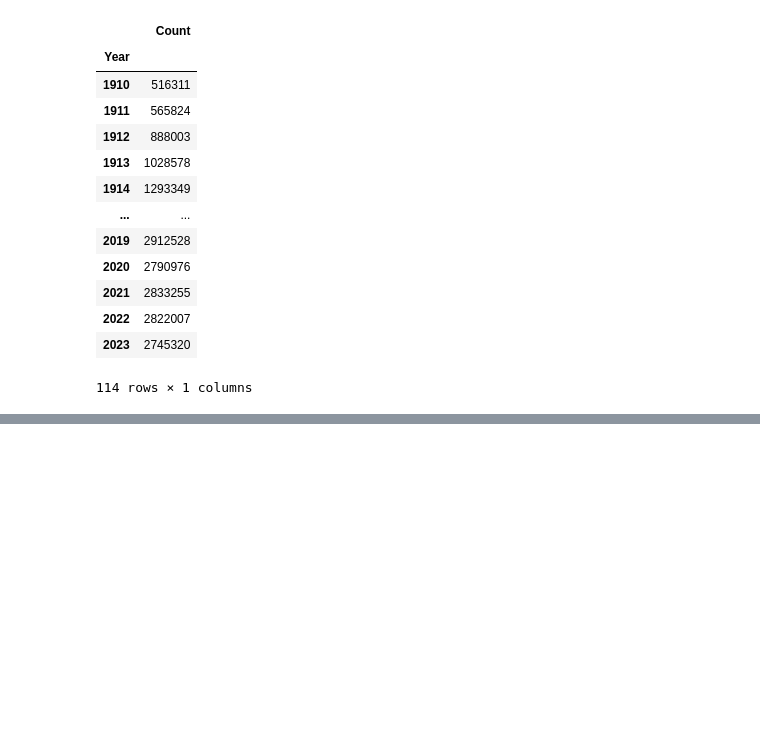
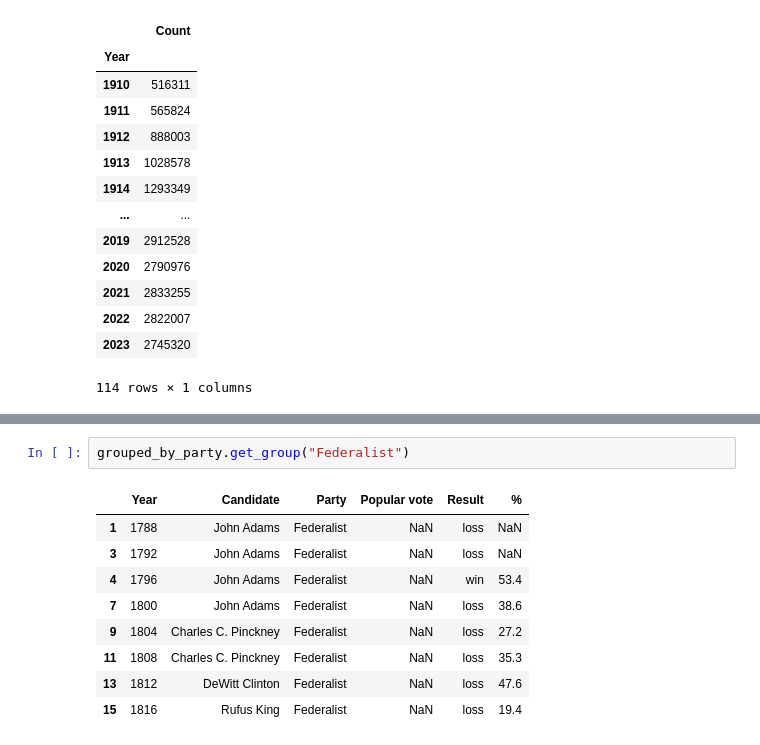
Before and after one commit to AndrewHung87/PandaPractice, a Jupyter notebook: Pandas_III.ipynb, the cells around one changed output, grey strips where cells are left out. Saved outputs shown, nothing was run; the diff lists cells and outputs as text; blank space fills up the shorter version.

```diff
--- a/Pandas_III.ipynb
+++ b/Pandas_III.ipynb
@@ -27,0 +124,12 @@ babynames[["Year", "Count"]].groupby("Year").agg(sum)
+# %%
+grouped_by_party.get_group("Federalist")
+# %% [output]
+|  | Year | Candidate | Party | Popular vote | Result | % |
+| 1 | 1788 | John Adams | Federalist | NaN | loss | NaN |
+| 3 | 1792 | John Adams | Federalist | NaN | loss | NaN |
+| 4 | 1796 | John Adams | Federalist | NaN | win | 53.4 |
+| 7 | 1800 | John Adams | Federalist | NaN | loss | 38.6 |
+| 9 | 1804 | Charles C. Pinckney | Federalist | NaN | loss | 27.2 |
+| 11 | 1808 | Charles C. Pinckney | Federalist | NaN | loss | 35.3 |
+| 13 | 1812 | DeWitt Clinton | Federalist | NaN | loss | 47.6 |
+| 15 | 1816 | Rufus King | Federalist | NaN | loss | 19.4 |
```
Also changed, not shown: parts of 11 cells of this notebook.
